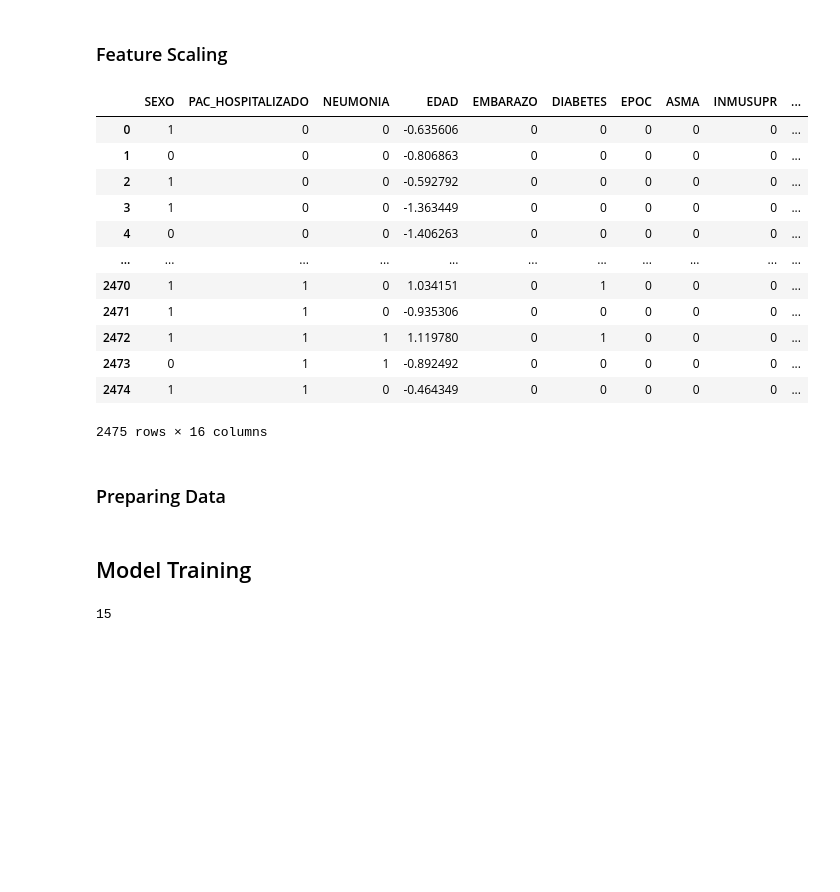
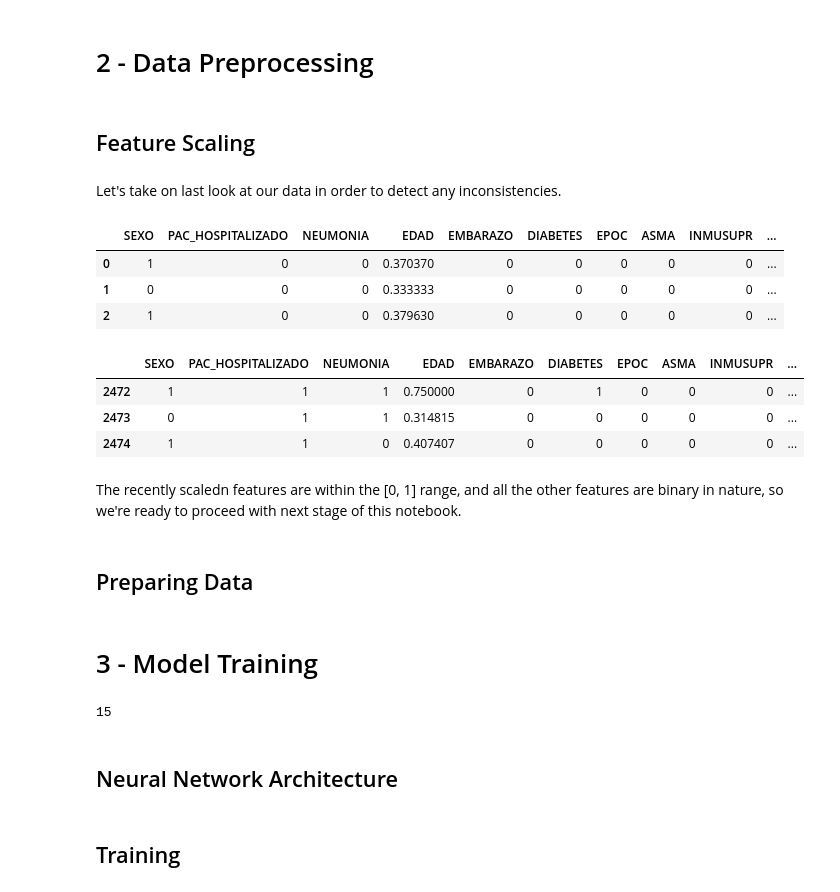
Before and after one commit to EstebanBrito/covid19-mexico, a Jupyter notebook: notebooks/MortalityPredictionTraining.ipynb, the cells around one changed output. Cells and saved outputs as stored; diff of their text form; code cells hidden in the pictures; blank space fills up the shorter version.

```diff
--- a/notebooks/MortalityPredictionTraining.ipynb
+++ b/notebooks/MortalityPredictionTraining.ipynb
@@ -22,27 +31,33 @@ test_df = pd.read_csv(TEST_SET_PATH, index_col=None)
+# %% [markdown]
+# 2 - Data Preprocessing
 # %% [markdown]
-### Feature Scaling
+## Feature Scaling
 # %%
 num_cols = ['EDAD', 'DIAS_SINTOMAS']
 # %%
-scaler = StandardScaler().fit(train_df[num_cols])
+# Feature scaling parameters are learned only from the training set...
+scaler = MinMaxScaler().fit(train_df[num_cols])
+# ...but are used to scale both training and testing sets
 train_df[num_cols] = scaler.transform(train_df[num_cols])
 test_df[num_cols] = scaler.transform(test_df[num_cols])
+# %% [markdown]
+Let's take on last look at our data in order to detect any inconsistencies.
 # %%
-train_df
+train_df.head(3)
 # %% [output]
 |  | SEXO | PAC_HOSPITALIZADO | NEUMONIA | EDAD | EMBARAZO | DIABETES | EPOC | ASMA | INMUSUPR | ... |
-| 0 | 1 | 0 | 0 | -0.635606 | 0 | 0 | 0 | 0 | 0 | ... |
-| 1 | 0 | 0 | 0 | -0.806863 | 0 | 0 | 0 | 0 | 0 | ... |
-| 2 | 1 | 0 | 0 | -0.592792 | 0 | 0 | 0 | 0 | 0 | ... |
-| 3 | 1 | 0 | 0 | -1.363449 | 0 | 0 | 0 | 0 | 0 | ... |
-| 4 | 0 | 0 | 0 | -1.406263 | 0 | 0 | 0 | 0 | 0 | ... |
-| ... | ... | ... | ... | ... | ... | ... | ... | ... | ... | ... |
-| 2470 | 1 | 1 | 0 | 1.034151 | 0 | 1 | 0 | 0 | 0 | ... |
-| 2471 | 1 | 1 | 0 | -0.935306 | 0 | 0 | 0 | 0 | 0 | ... |
-| 2472 | 1 | 1 | 1 | 1.119780 | 0 | 1 | 0 | 0 | 0 | ... |
-| 2473 | 0 | 1 | 1 | -0.892492 | 0 | 0 | 0 | 0 | 0 | ... |
-| 2474 | 1 | 1 | 0 | -0.464349 | 0 | 0 | 0 | 0 | 0 | ... |
+| 0 | 1 | 0 | 0 | 0.370370 | 0 | 0 | 0 | 0 | 0 | ... |
+| 1 | 0 | 0 | 0 | 0.333333 | 0 | 0 | 0 | 0 | 0 | ... |
+| 2 | 1 | 0 | 0 | 0.379630 | 0 | 0 | 0 | 0 | 0 | ... |
-2475 rows × 16 columns
+# %%
+train_df.tail(3)
+# %% [output]
+|  | SEXO | PAC_HOSPITALIZADO | NEUMONIA | EDAD | EMBARAZO | DIABETES | EPOC | ASMA | INMUSUPR | ... |
+| 2472 | 1 | 1 | 1 | 0.750000 | 0 | 1 | 0 | 0 | 0 | ... |
+| 2473 | 0 | 1 | 1 | 0.314815 | 0 | 0 | 0 | 0 | 0 | ... |
+| 2474 | 1 | 1 | 0 | 0.407407 | 0 | 0 | 0 | 0 | 0 | ... |
+# %% [markdown]
+The recently scaledn features are within the [0, 1] range, and all the other features are binary in nature, so we're ready to proceed with next stage of this notebook.
 # %% [markdown]
-### Preparing Data
+## Preparing Data
 # %%
@@ -50,3 +67,3 @@ X_tr, y_tr = train_df.drop(['FALLECIDO'], axis='columns', inplace=False), train_
 X_ts, y_ts = test_df.drop(['FALLECIDO'], axis='columns', inplace=False), test_df['FALLECIDO']
 # %% [markdown]
-## Model Training
+# 3 - Model Training
@@ -58,6 +72,8 @@ input_shape = X_tr.shape[1]
 input_shape
 # %% [output]
 15
+# %% [markdown]
+## Neural Network Architecture
 # %%
 model = keras.Sequential([
     keras.layers.Dense(30, activation='relu', input_shape=[input_shape]),
@@ -66,4 +82,6 @@ model = keras.Sequential([
 ])
 
 model.compile(loss='binary_crossentropy', optimizer='sgd', metrics=['accuracy'])
+# %% [markdown]
+## Training
 # %%
```
Also changed, not shown: parts of 23 cells of this notebook, 4 other files.
